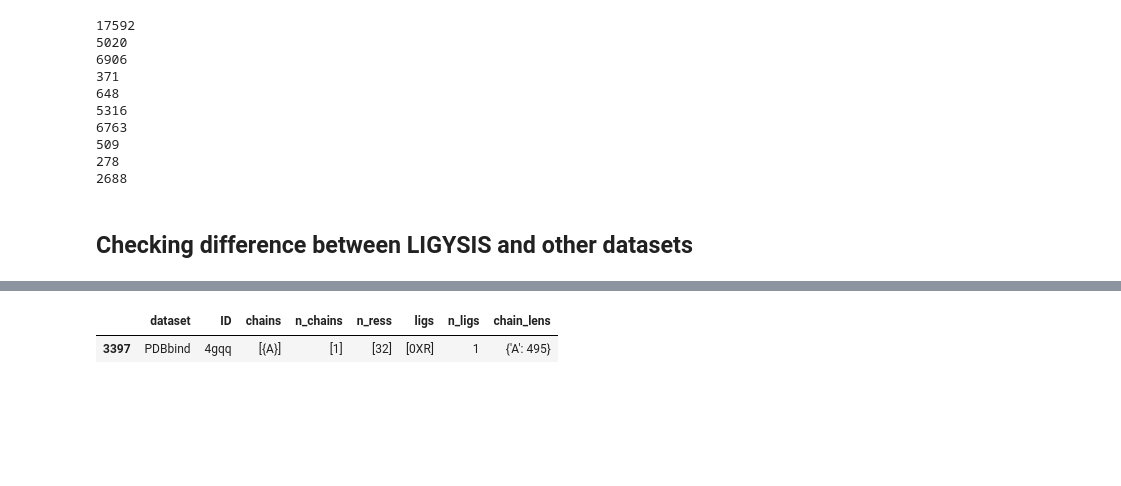
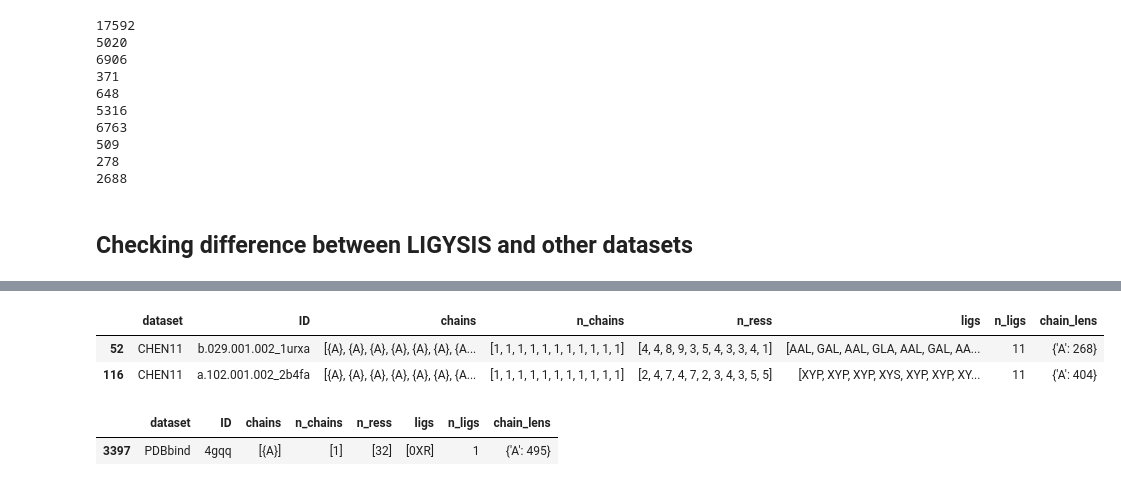
Before and after one commit to bartongroup/LBS-comparison, a Jupyter notebook: ANALYSIS/1_DATASET_comparison.ipynb, the cells around one changed output, grey strips where cells are left out. Drawn from its saved outputs; the diff is of its cells as text; code cells hidden in the pictures; blank space fills up the shorter version.

```diff
--- a/ANALYSIS/1_DATASET_comparison.ipynb
+++ b/ANALYSIS/1_DATASET_comparison.ipynb
@@ -386,3 +372,9 @@ LIGYSIS_sites_pdbs = LIGYSIS_sites.pdb_id.unique().tolist()
+# %%
+CHEN11.query('n_ligs == 11')
+# %% [output]
+|  | dataset | ID | chains | n_chains | n_ress | ligs | n_ligs | chain_lens |
+| 52 | CHEN11 | b.029.001.002_1urxa | [{A}, {A}, {A}, {A}, {A}, {A}, {A... | [1, 1, 1, 1, 1, 1, 1, 1, 1, 1, 1] | [4, 4, 8, 9, 3, 5, 4, 3, 3, 4, 1] | [AAL, GAL, AAL, GLA, AAL, GAL, AA... | 11 | {'A': 268} |
+| 116 | CHEN11 | a.102.001.002_2b4fa | [{A}, {A}, {A}, {A}, {A}, {A}, {A... | [1, 1, 1, 1, 1, 1, 1, 1, 1, 1, 1] | [2, 4, 7, 4, 7, 2, 3, 4, 3, 5, 5] | [XYP, XYP, XYP, XYS, XYP, XYP, XY... | 11 | {'A': 404} |
 # %%
 PDBbind_2020_ref_pdbs = PDBbind_2020_ref.ID.tolist()
 COACH420_full_pdbs = COACH420_full.PDB_ID.tolist()
```
Also changed, not shown: parts of 19 cells of this notebook, 5 other files.
